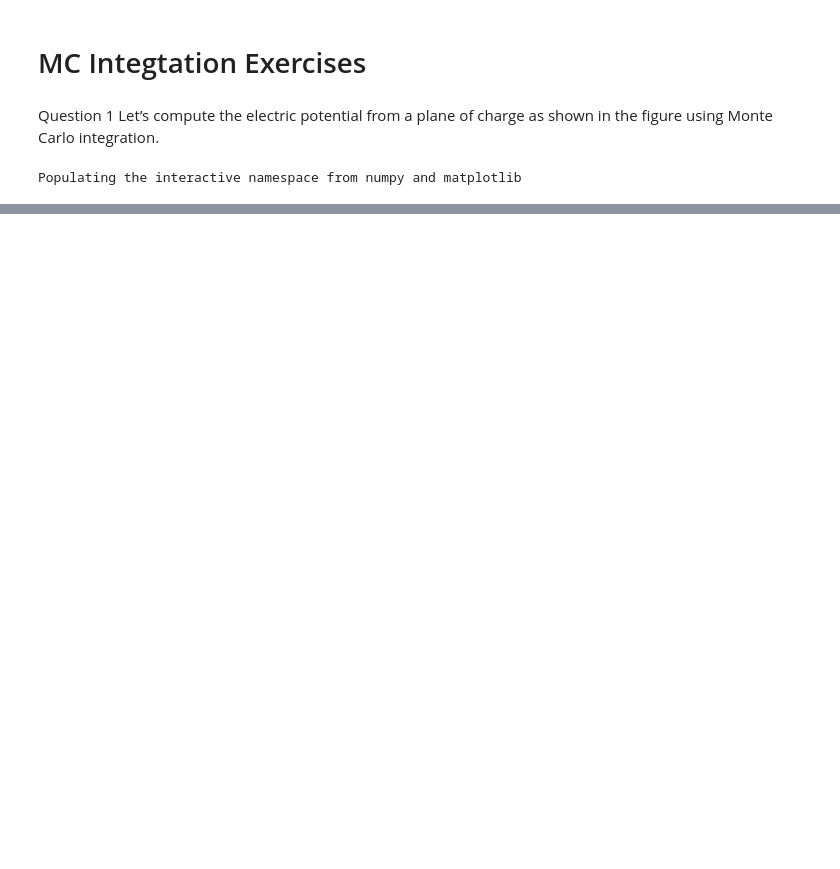
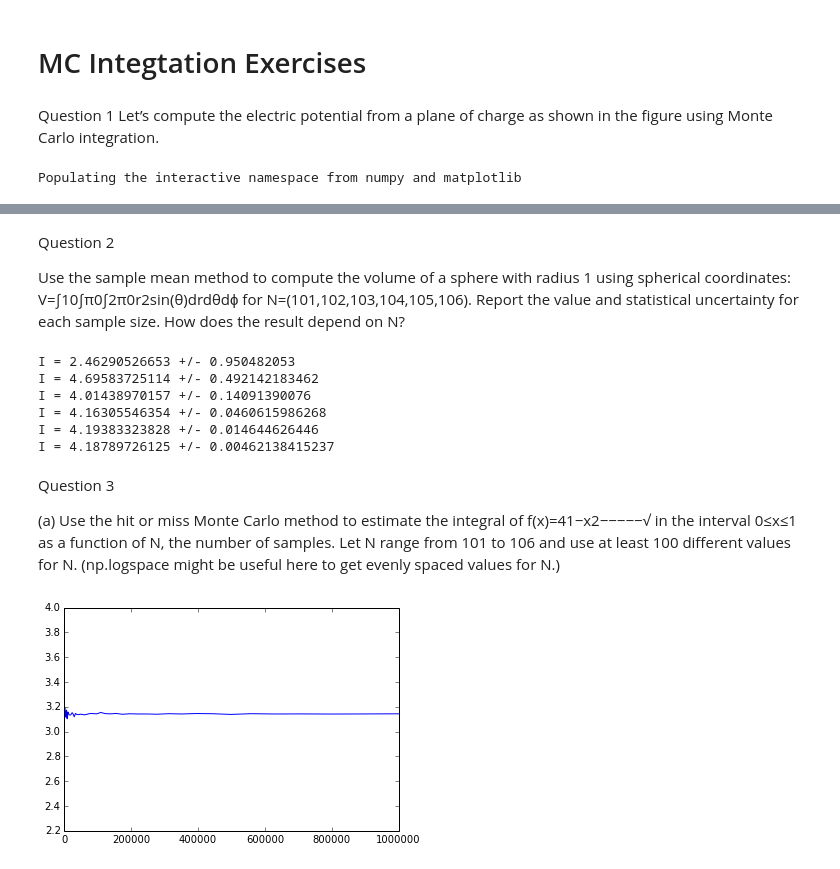
Before and after one commit to mkourjan/PHYS202-S14, a Jupyter notebook: MCIntegration/MCIntegrationExercises.ipynb, the cells around one changed output, grey strips where cells are left out. Saved outputs shown, nothing was run; the diff lists cells and outputs as text; code cells hidden in the pictures; blank space fills up the shorter version.

Commit message:
MC Integration/Random sampling

```diff
--- a/MCIntegration/MCIntegrationExercises.ipynb
+++ b/MCIntegration/MCIntegrationExercises.ipynb
@@ -65,0 +78,61 @@ IOError: [Errno 2] No such file or directory: 'Interpolation'
+# %% [markdown]
+Question 2
+
+Use the sample mean method to compute the volume of a sphere with radius 1 using spherical coordinates:
+V=∫10∫π0∫2π0r2sin(θ)drdθdϕ
+for N=(101,102,103,104,105,106). Report the value and statistical uncertainty for each sample size. How does the result depend on N?
+# %%
+V = lambda r, theta, phi:r**2 * np.sin(theta)
+
+r0 = 0.; r1 = 1.
+theta0 = 0.
+thetapi = np.pi
+phi0 = 0.
+phi2pi = 2 * pi
+
+N = (10**1, 10**2, 10**3, 10**4, 10**5, 10**6)
+for i in N:
+    r = (r1 - r0) * np.random.random_sample(i)
+    theta = (thetapi - theta0) * np.random.random_sample(i)
+    phi = (phi2pi - phi0) * np.random.random_sample(i)
+
+    I = (r1 - r0) * (thetapi - theta0) * (phi2pi - phi0) * V(r, theta, phi).mean()
+    err = (r1 - r0) * (thetapi - theta0) * (phi2pi - phi0) * np.sqrt(((V(r, theta, phi)**2).mean() - (V(r, theta, phi).mean())**2)/i)
+
+    print "I =", I, "+/-", err
+# %% [output]
+I = 2.46290526653 +/- 0.950482053
+I = 4.69583725114 +/- 0.492142183462
+I = 4.01438970157 +/- 0.14091390076
+I = 4.16305546354 +/- 0.0460615986268
+I = 4.19383323828 +/- 0.014644626446
+I = 4.18789726125 +/- 0.00462138415237
+# %% [markdown]
+Question 3
+
+(a) Use the hit or miss Monte Carlo method to estimate the integral of f(x)=41−x2−−−−−√ in the interval 0≤x≤1 as a function of N, the number of samples. Let N range from 101 to 106 and use at least 100 different values for N.
+(np.logspace might be useful here to get evenly spaced values for N.)
+# %%
+f = lambda x: 4*np.sqrt(1 - x**2)
+x = np.arange(0, 1.00, 0.01)
+
+xmin = 0.
+xmax = 1.
+subx = x[logical_and((x > xmin), (x < max))]
+ymax = f(subx).max()
+ymin = 0
+
+N = np.logspace(1, 6, 100)
+
+I = []
+for i in N:
+    x = (xmax - xmin) * np.random.random_sample(i);
+    y = (ymax - ymin)*np.random.random_sample(i);
+
+    newmask = y<f(x)
+    I.append((xmax - xmin)*(ymax - ymin) * newmask.sum()/newmask.size)
+
+plt.plot(N, I)
+plt.show()
+# %% [output]
+[figure, added]
```
Also changed, not shown: parts of 9 cells of this notebook, 4 other files.
